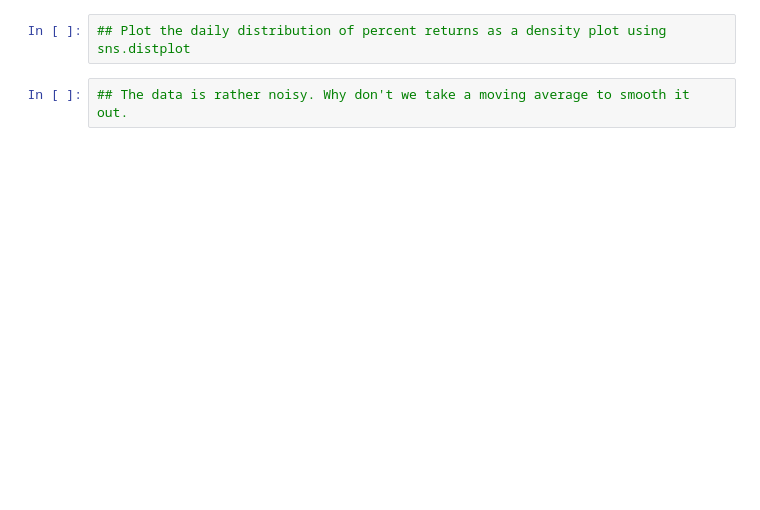
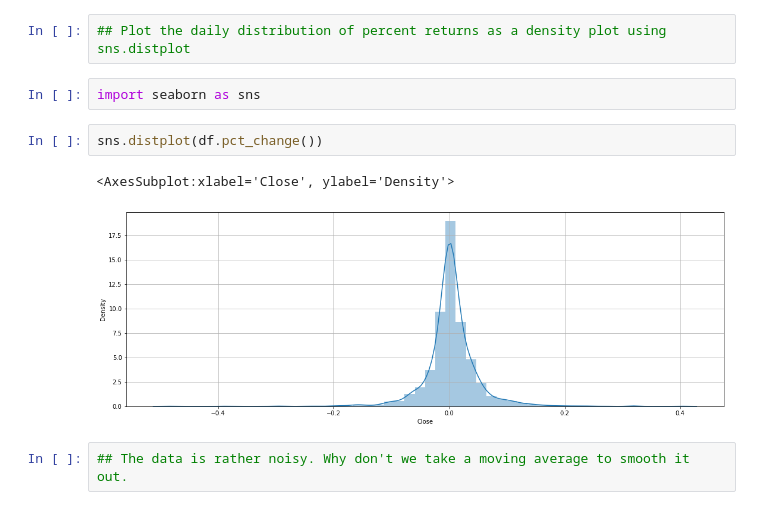
Before and after one commit to landmann/data_science_exercises, a Jupyter notebook: class_7/Time Series Exercises.ipynb, the cells around one changed output. Cells and saved outputs as stored; diff of their text form; blank space fills up the shorter version.

```diff
--- a/class_7/Time Series Exercises.ipynb
+++ b/class_7/Time Series Exercises.ipynb
@@ -231,4 +259,11 @@ np.log(1+df[['Open', 'High', 'Low', 'Close']].diff()).corr()
 # %%
 ## Plot the daily distribution of percent returns as a density plot using sns.distplot
+# %%
+import seaborn as sns
+# %%
+sns.distplot(df.pct_change())
+# %% [output]
+<AxesSubplot:xlabel='Close', ylabel='Density'>
+[figure, added]
 # %%
 ## The data is rather noisy. Why don't we take a moving average to smooth it out.
```
Also changed, not shown: parts of 12 cells of this notebook, 3 other files.
